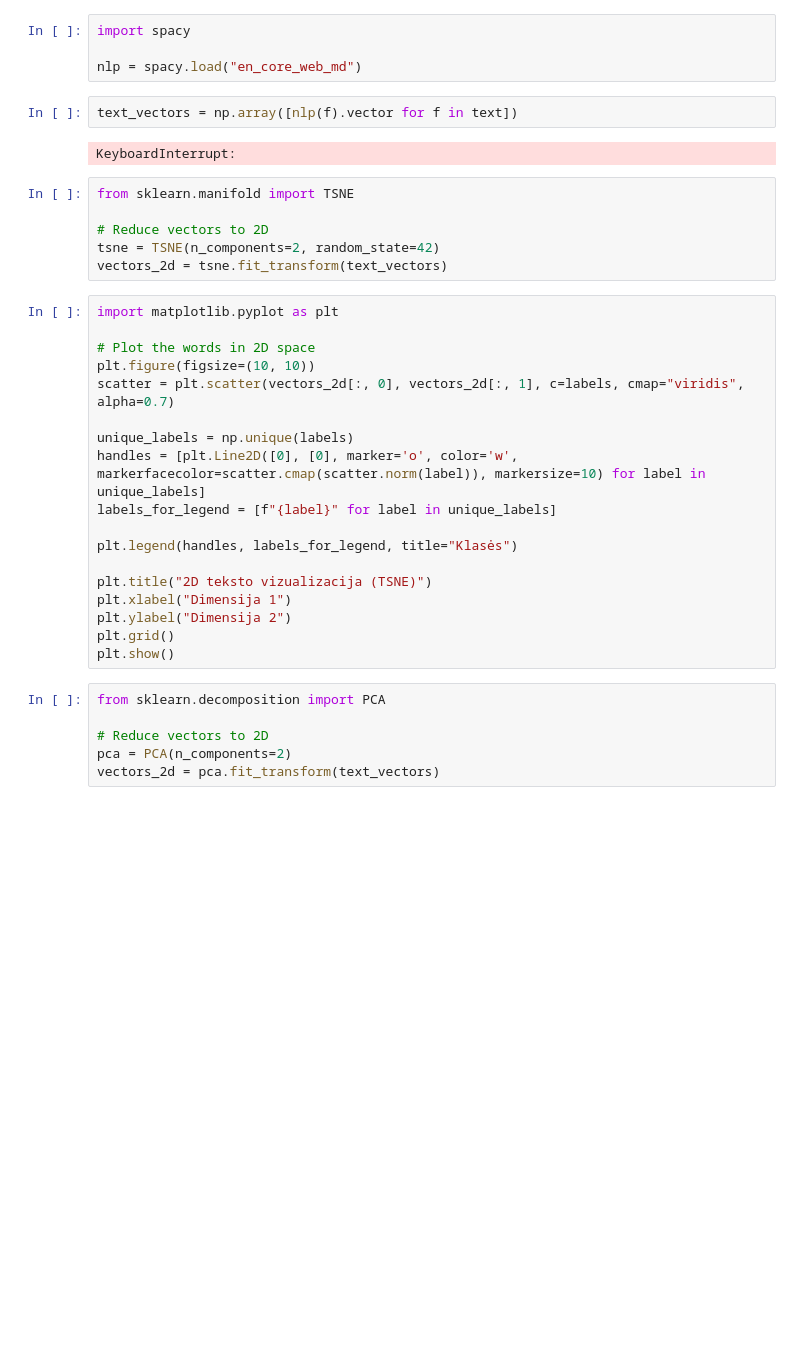
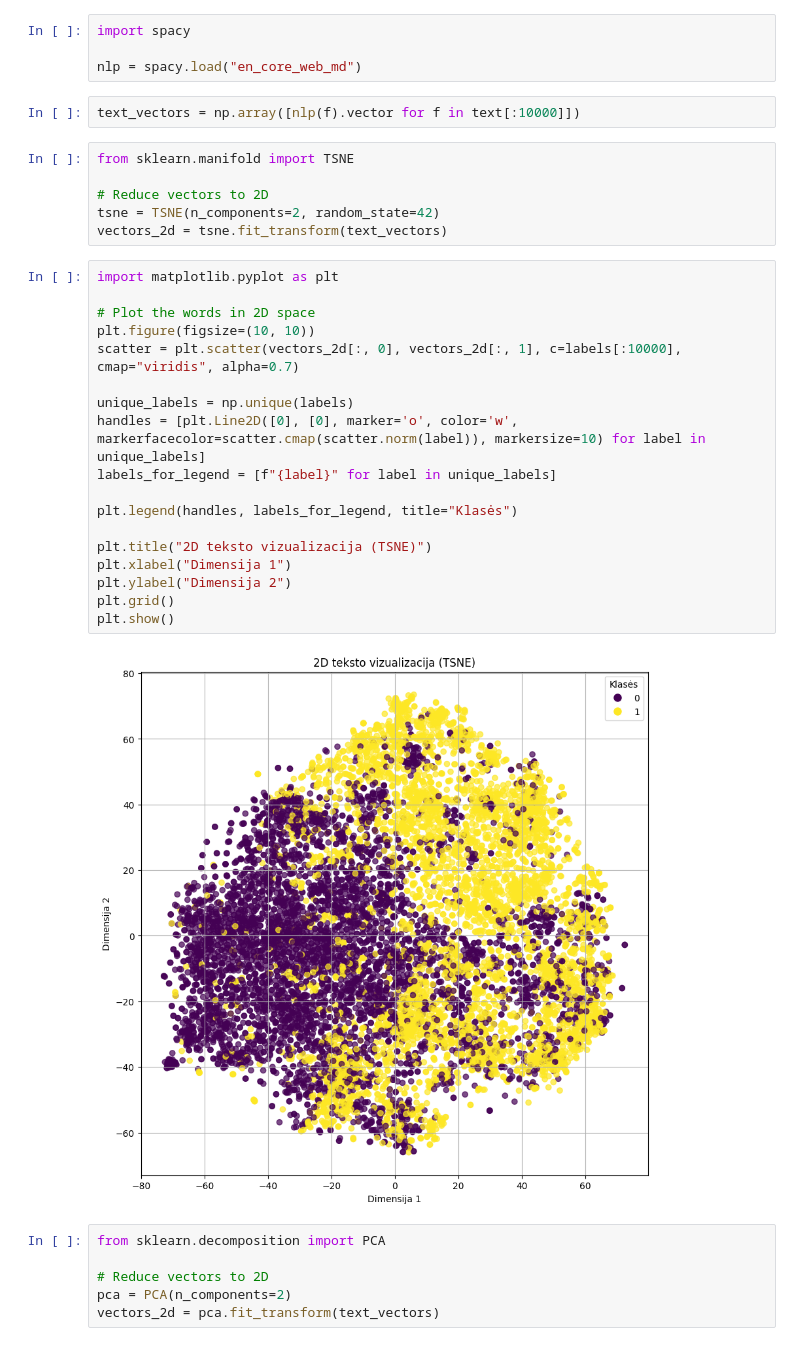
Before and after one commit to skraidantysagurkai/Fake-News, a Jupyter notebook: label_analysis.ipynb, the cells around one changed output. Cells and saved outputs as stored; diff of their text form; blank space fills up the shorter version.

```diff
--- a/label_analysis.ipynb
+++ b/label_analysis.ipynb
@@ -68,9 +68,7 @@ import spacy
 
 nlp = spacy.load("en_core_web_md")
 # %%
-text_vectors = np.array([nlp(f).vector for f in text])
+text_vectors = np.array([nlp(f).vector for f in text[:10000]])
-# %% [output]
-KeyboardInterrupt:
 # %%
 from sklearn.manifold import TSNE
 
@@ -80,21 +78,23 @@ vectors_2d = tsne.fit_transform(text_vectors)
 # %%
 import matplotlib.pyplot as plt
 
 # Plot the words in 2D space
 plt.figure(figsize=(10, 10))
-scatter = plt.scatter(vectors_2d[:, 0], vectors_2d[:, 1], c=labels, cmap="viridis", alpha=0.7)
+scatter = plt.scatter(vectors_2d[:, 0], vectors_2d[:, 1], c=labels[:10000], cmap="viridis", alpha=0.7)
 
 unique_labels = np.unique(labels)
 handles = [plt.Line2D([0], [0], marker='o', color='w', markerfacecolor=scatter.cmap(scatter.norm(label)), markersize=10) for label in unique_labels]
 labels_for_legend = [f"{label}" for label in unique_labels]
 
 plt.legend(handles, labels_for_legend, title="Klasės")
 
 plt.title("2D teksto vizualizacija (TSNE)")
 plt.xlabel("Dimensija 1")
 plt.ylabel("Dimensija 2")
 plt.grid()
 plt.show()
+# %% [output]
+[figure, added]
 # %%
 from sklearn.decomposition import PCA
 
```
Also changed, not shown: parts of 1 cell of this notebook, 1 other file.
